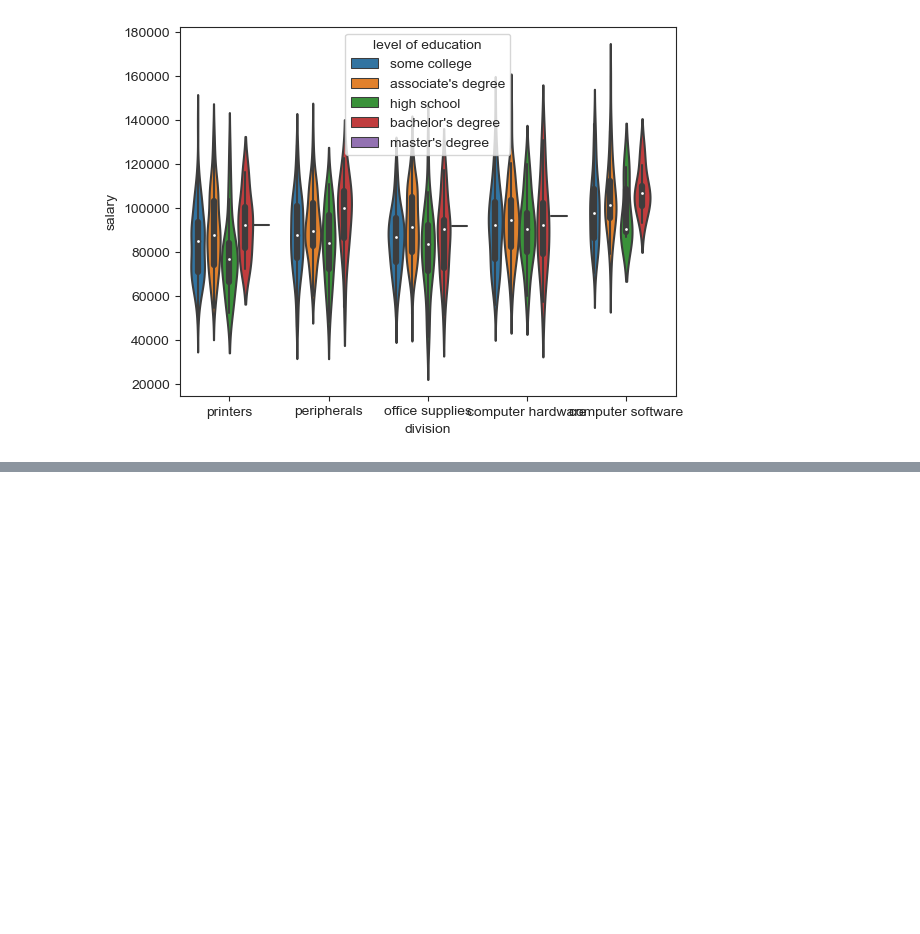
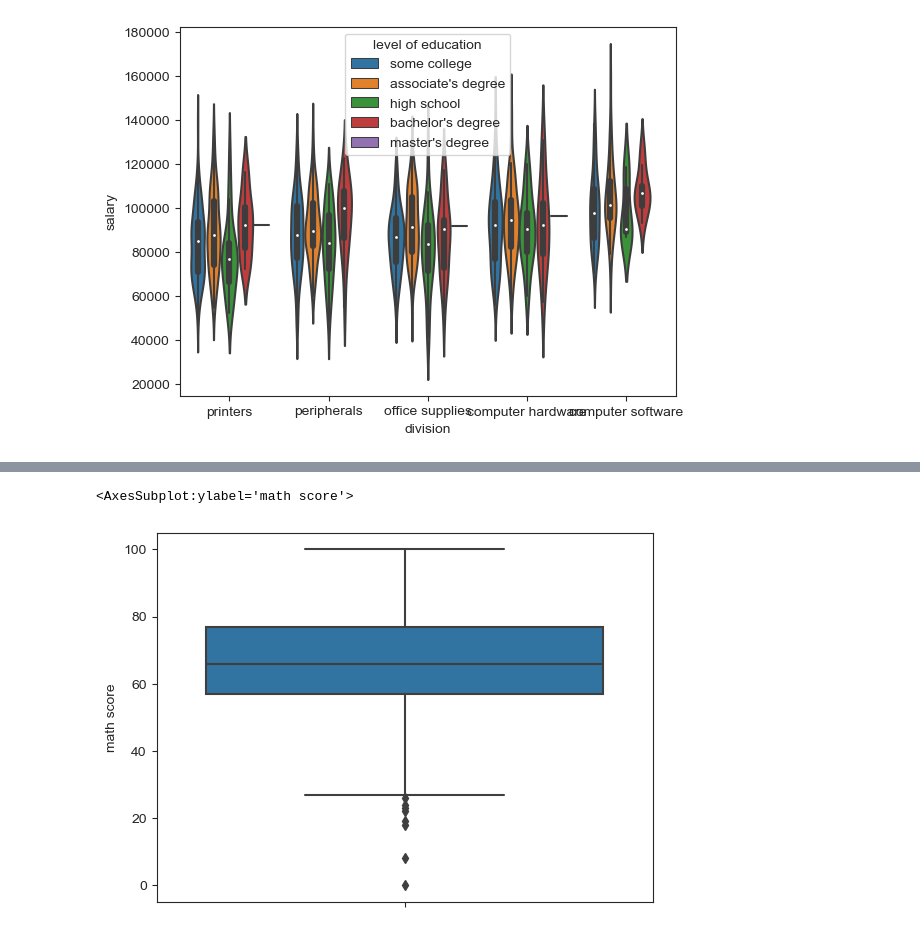
Before and after one commit to rohitcodism/ML-DS, a Jupyter notebook: practices/Seaborn/scatterPlot.ipynb, the cells around one changed output, grey strips where cells are left out. Saved outputs shown, nothing was run; the diff lists cells and outputs as text; code cells hidden in the pictures; blank space fills up the shorter version.

```diff
--- a/practices/Seaborn/scatterPlot.ipynb
+++ b/practices/Seaborn/scatterPlot.ipynb
@@ -235,3 +235,5 @@ sns.violinplot(data=df, y = 'salary', x='division', hue='level of education')
 # %% [output]
 <AxesSubplot:xlabel='division', ylabel='salary'>
 [figure]
+# %%
+df7 = pd.read_csv('../ML_NoteBook/05-Seaborn/StudentsPerformance.csv')
@@ -237,0 +256,5 @@ sns.violinplot(data=df, y = 'salary', x='division', hue='level of education')
+# %%
+sns.boxplot(data=df7, y='math score')
+# %% [output]
+<AxesSubplot:ylabel='math score'>
+[figure, added]
```
Also changed, not shown: parts of 3 cells of this notebook.
